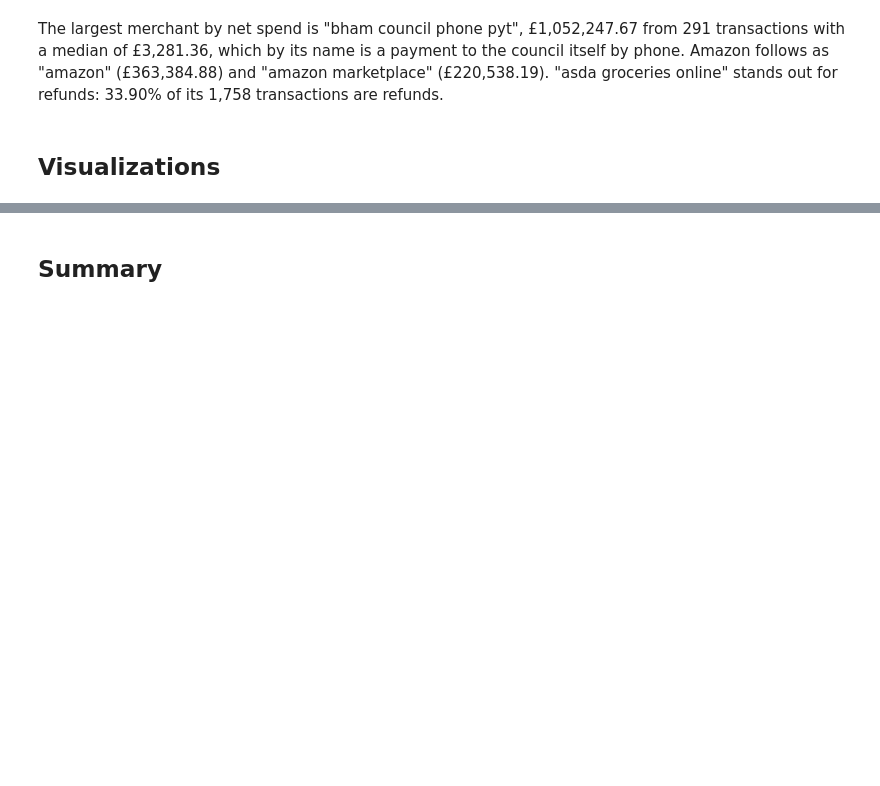
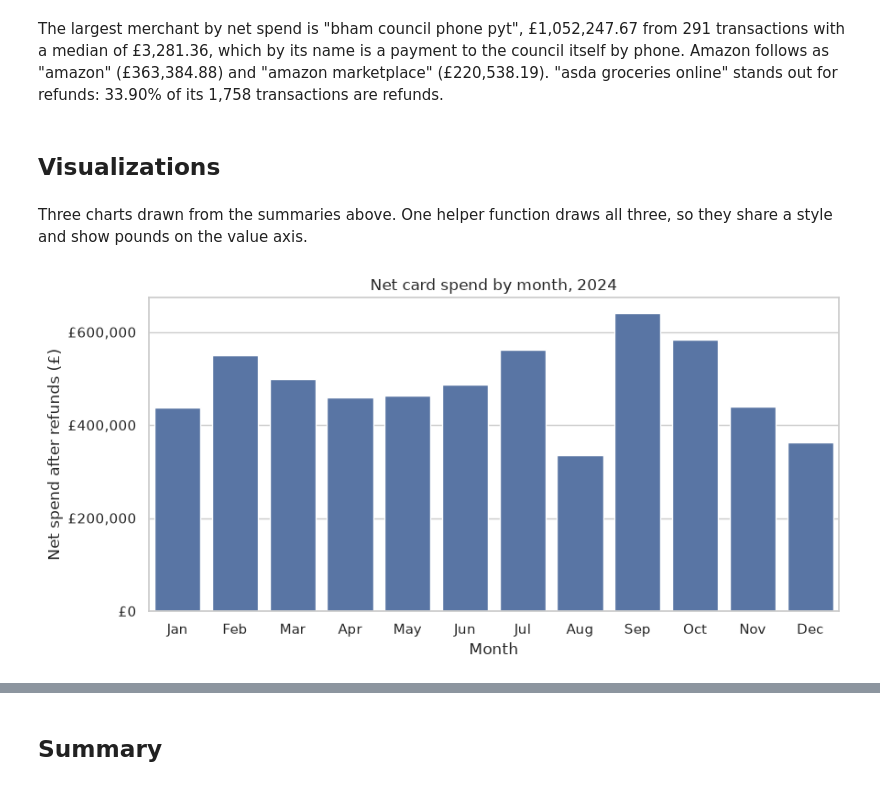
Before and after one commit to PaddyGilliland1/ai-programming-foundations-project, a Jupyter notebook: data_workflow.ipynb, the cells around one changed output, grey strips where cells are left out. Cells and saved outputs as stored; diff of their text form; code cells hidden in the pictures; blank space fills up the shorter version.

Commit message:
Add three visualisations with interpretations

```diff
--- a/data_workflow.ipynb
+++ b/data_workflow.ipynb
@@ -568,3 +568,5 @@ top_merchants
 The largest merchant by net spend is "bham council phone pyt", £1,052,247.67 from 291 transactions with a median of £3,281.36, which by its name is a payment to the council itself by phone. Amazon follows as "amazon" (£363,384.88) and "amazon marketplace" (£220,538.19). "asda groceries online" stands out for refunds: 33.90% of its 1,758 transactions are refunds.
 # %% [markdown]
 ## Visualizations
+# %% [markdown]
+Three charts drawn from the summaries above. One helper function draws all three, so they share a style and show pounds on the value axis.
@@ -570,0 +622,13 @@ The largest merchant by net spend is "bham council phone pyt", £1,052,247.67 fr
+# %%
+monthly = by_month.sort_index()
+monthly = monthly.set_axis(pd.to_datetime(monthly.index).strftime("%b"))
+plot_net_spend(
+    monthly,
+    "Net card spend by month, 2024",
+    "Month",
+    horizontal=False,
+    figsize=(9, 4.5),
+)
+plt.show()
+# %% [output]
+[figure, added]
```
Also changed, not shown: parts of 7 cells of this notebook.
